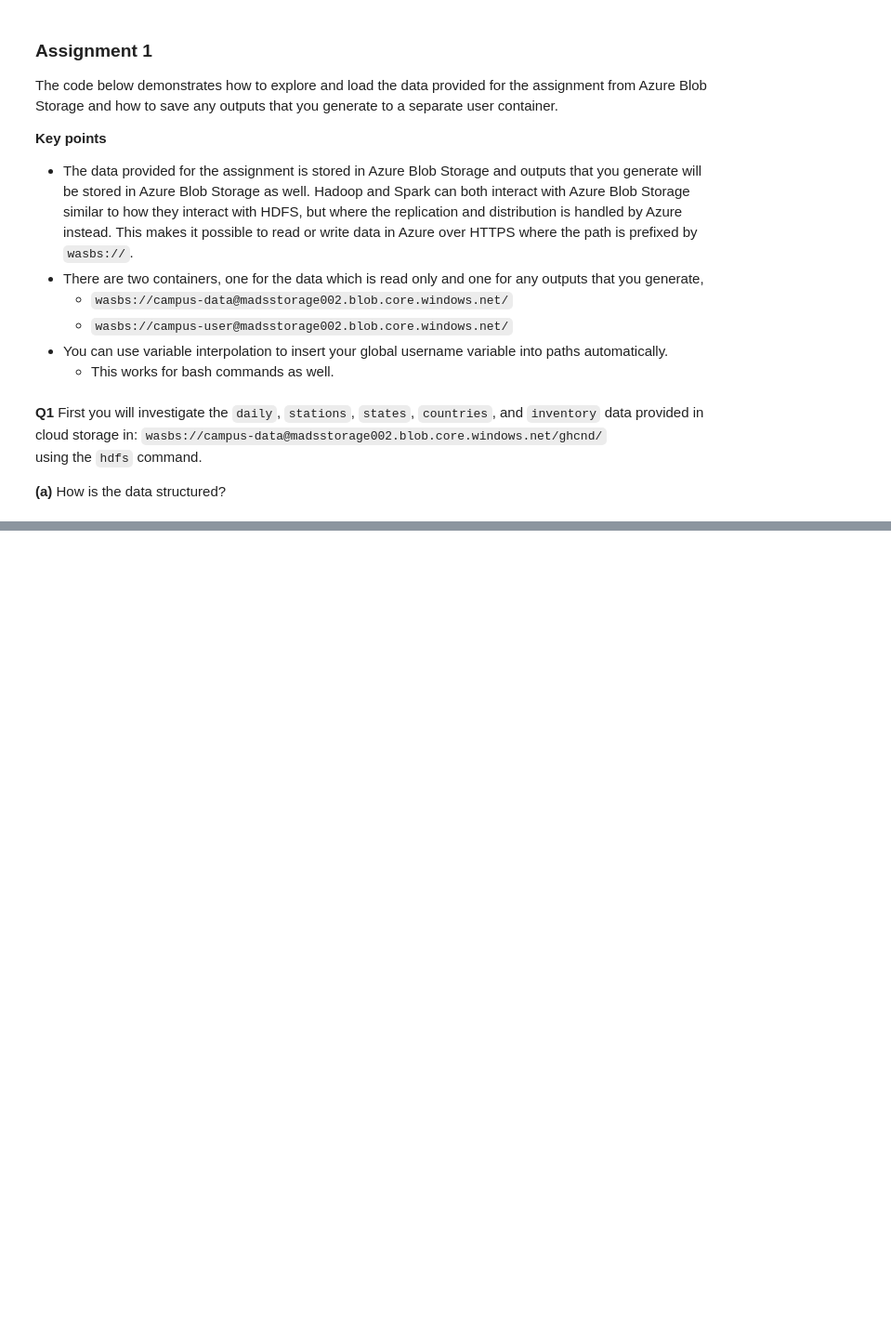
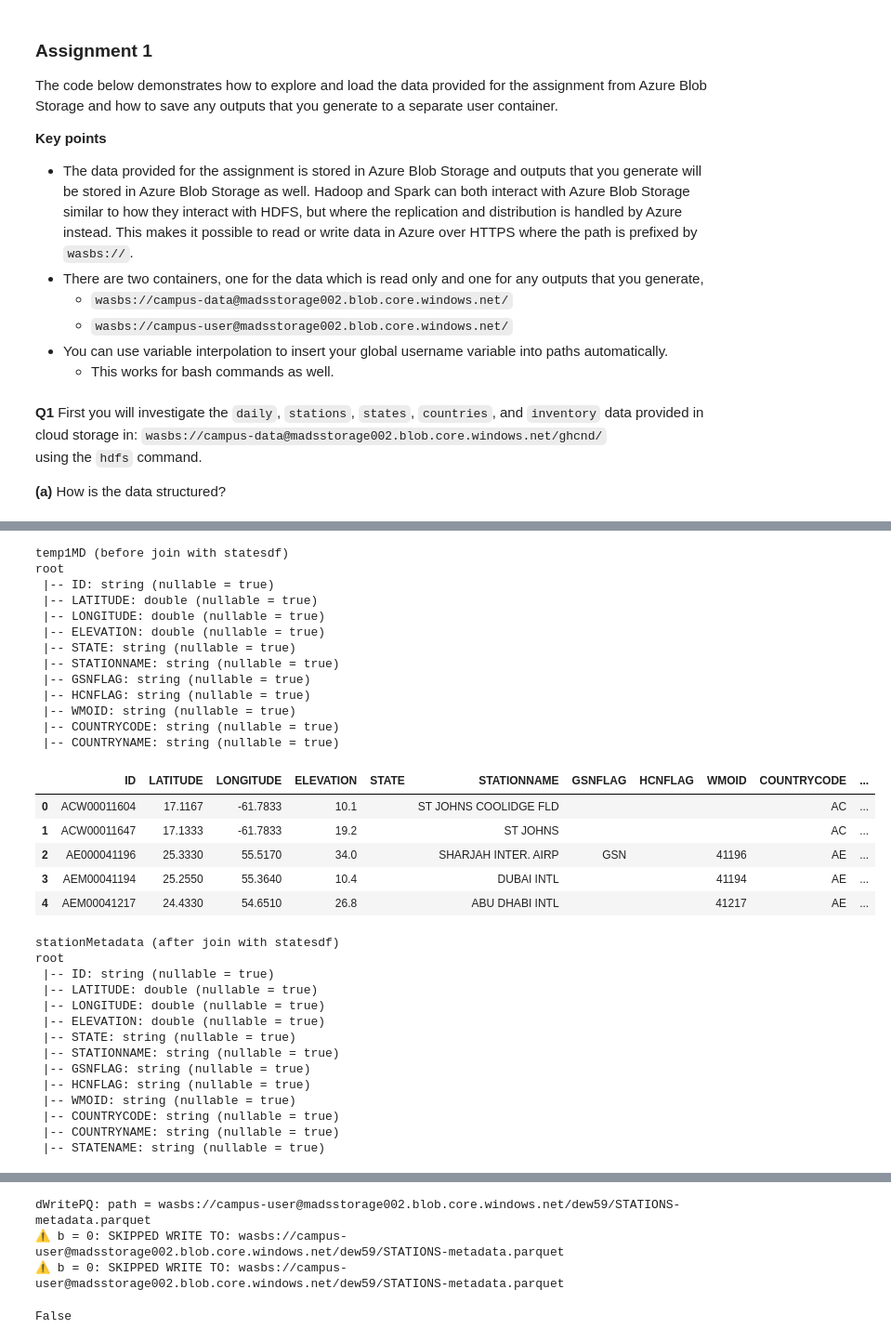
Before and after one commit to david-ewing-nz/ghcn-spark-analysis, a Jupyter notebook: notebooks/01_ghcn2_explore.ipynb, the cells around one changed output, grey strips where cells are left out. Shown at 93% size. Cells and saved outputs as stored; diff of their text form; code cells hidden in the pictures; blank space fills up the shorter version.

```diff
--- a/notebooks/01_ghcn2_explore.ipynb
+++ b/notebooks/01_ghcn2_explore.ipynb
@@ -249,25 +374,12 @@ except Exception as e:
 #
 #
 
-# 2023.csv.gz     174726829
-# 2024.csv.gz     168485088
-# 2025.csv.gz     17061071
-# drwxrwxrwx   daily
-# -rwxrwxrwx   ghcnd-countries.txt
-# -rwxrwxrwx   ghcnd-inventory.txt
-# -rwxrwxrwx   ghcnd-states.txt
-# -rwxrwxrwx   ghcnd-stations.txt
 
-filePath          = f"{prefixDaily}2025.csv.gz"
-filePathCountries = f"{prefix}ghcnd-countries.txt"
-filePathInventory = f"{prefix}ghcnd-inventory.txt"
-filePathStates    = f"{prefix}ghcnd-states.txt"
-filePathStations  = f"{prefix}ghcnd-stations.txt"
 
 # stations
 
-dprintf(1,"stationsRawdf")
-stationsRawdf = dReadTEXT(1,filePathStations)
+dprintf(1,"stationsRawdf:{TXTPathRawStations}")
+stationsRawdf = dReadTEXT(1,TXTPathRawStations)
 
 stationsdf = stationsRawdf.select(
     F.substring("value", 1, 11).alias("ID"),
@@ -280,8 +392,10 @@ stationsdf = stationsRawdf.select(
     F.substring("value", 77, 3).alias("HCNFLAG"),
     F.substring("value", 81, 5).alias("WMOID")
 )
+
 stationsdf = stationsdf.withColumn("COUNTRYCODE", F.substring("ID", 1, 2)).drop("CODE")
-
+# now ready for adornment
 
 dprintf(1,"stationsdf")
 hprintf(1,stationsdf)
+dWritePQ(0,PQPathstationsdf, stationsdf)
@@ -318,12 +504,11 @@ hprintf(1, countriesdf)
 # states
 
 dprintf(1,"statesRawdf")
-statesRawdf = dReadTEXT(1, filePathStates)
+statesRawdf = dReadTEXT(1, TXTPathRawStates)
 
 statesdf = statesRawdf.select(
     F.substring("value", 1, 2).alias("CODE"),
     F.substring("value", 4, 47).alias("NAME")
 )
 
-dprintf(1,"statesdf")
-hprintf(1, statesdf)
+dWritePQ(0,PQPathstatesdf, statesdf)
@@ -329,0 +532,13 @@ hprintf(1, statesdf)
+# %%
+# countries
+
+dprintf(1,"countriesdf")
+countriesRawdf = dReadTEXT(1, TXTPathRawCountries)
+
+countriesdf = countriesRawdf.select(
+    F.substring("value", 1, 2).alias("CODE"),
+    F.substring("value", 4, 61).alias("NAME")
+)
+
+
+dWritePQ(0,PQPathCountriesdf, countriesdf)
@@ -386,12 +694,49 @@ hprintf(DEEBUG, statesdf)
 # %%
 dprintf(1, "temp1MD (before join with statesdf)")
 hprintf(DEEBUG, temp1MD)
 
 stationMetadata = temp1MD.join(
     statesdf,
     temp1MD["STATE"] == statesdf["CODE"],
     "left"
 ).drop("CODE").withColumnRenamed("NAME","STATENAME")
 
 dprintf(1, "stationMetadata (after join with statesdf)")
 hprintf(DEEBUG, stationMetadata)
+
+
+dWritePQ(0,PQPathstationsdf, stationMetadata)
+# %% [output]
+temp1MD (before join with statesdf)
+root
+ |-- ID: string (nullable = true)
+ |-- LATITUDE: double (nullable = true)
+ |-- LONGITUDE: double (nullable = true)
+ |-- ELEVATION: double (nullable = true)
+ |-- STATE: string (nullable = true)
+ |-- STATIONNAME: string (nullable = true)
+ |-- GSNFLAG: string (nullable = true)
+ |-- HCNFLAG: string (nullable = true)
+ |-- WMOID: string (nullable = true)
+ |-- COUNTRYCODE: string (nullable = true)
+ |-- COUNTRYNAME: string (nullable = true)
+|  | ID | LATITUDE | LONGITUDE | ELEVATION | STATE | STATIONNAME | GSNFLAG | HCNFLAG | WMOID | COUNTRYCODE | ... |
+| 0 | ACW00011604 | 17.1167 | -61.7833 | 10.1 |  | ST JOHNS COOLIDGE FLD |  |  |  | AC | ... |
+| 1 | ACW00011647 | 17.1333 | -61.7833 | 19.2 |  | ST JOHNS |  |  |  | AC | ... |
+| 2 | AE000041196 | 25.3330 | 55.5170 | 34.0 |  | SHARJAH INTER. AIRP | GSN |  | 41196 | AE | ... |
+| 3 | AEM00041194 | 25.2550 | 55.3640 | 10.4 |  | DUBAI INTL |  |  | 41194 | AE | ... |
+| 4 | AEM00041217 | 24.4330 | 54.6510 | 26.8 |  | ABU DHABI INTL |  |  | 41217 | AE | ... |
+stationMetadata (after join with statesdf)
+root
+ |-- ID: string (nullable = true)
+ |-- LATITUDE: double (nullable = true)
+ |-- LONGITUDE: double (nullable = true)
+ |-- ELEVATION: double (nullable = true)
+ |-- STATE: string (nullable = true)
+ |-- STATIONNAME: string (nullable = true)
+ |-- GSNFLAG: string (nullable = true)
+ |-- HCNFLAG: string (nullable = true)
+ |-- WMOID: string (nullable = true)
+ |-- COUNTRYCODE: string (nullable = true)
+ |-- COUNTRYNAME: string (nullable = true)
+ |-- STATENAME: string (nullable = true)
@@ -397,0 +749,4 @@ hprintf(DEEBUG, stationMetadata)
+dWritePQ: path = wasbs://campus-user@madsstorage002.blob.core.windows.net/dew59/STATIONS-metadata.parquet
+⚠️ b = 0: SKIPPED WRITE TO: wasbs://campus-user@madsstorage002.blob.core.windows.net/dew59/STATIONS-metadata.parquet
+⚠️ b = 0: SKIPPED WRITE TO: wasbs://campus-user@madsstorage002.blob.core.windows.net/dew59/STATIONS-metadata.parquet
+False
```
Also changed, not shown: parts of 28 cells of this notebook, 4 other files.
